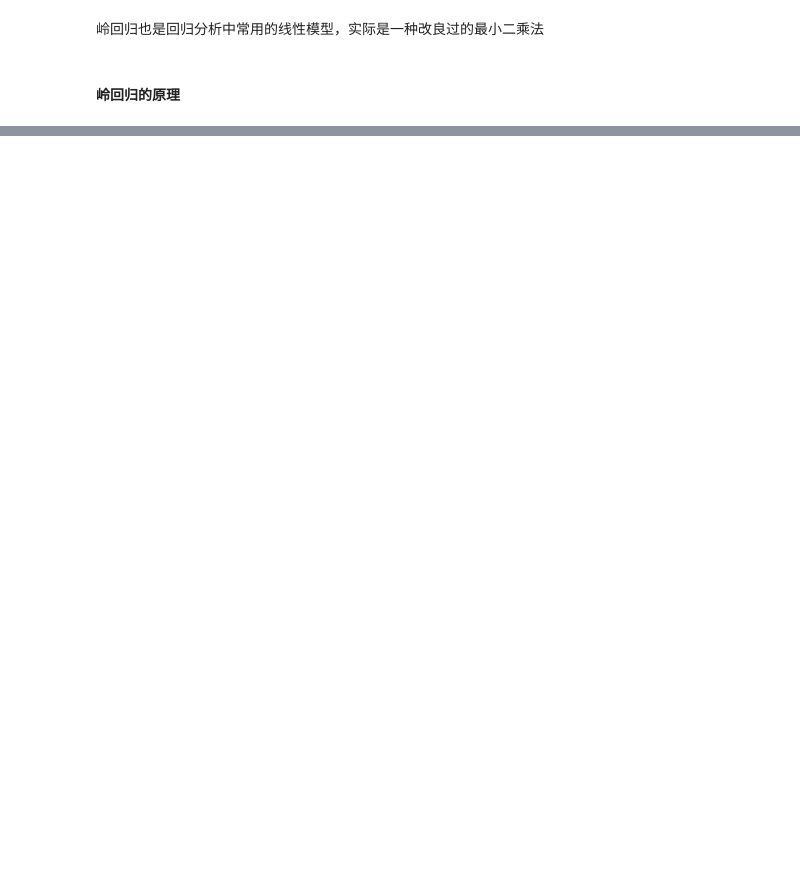
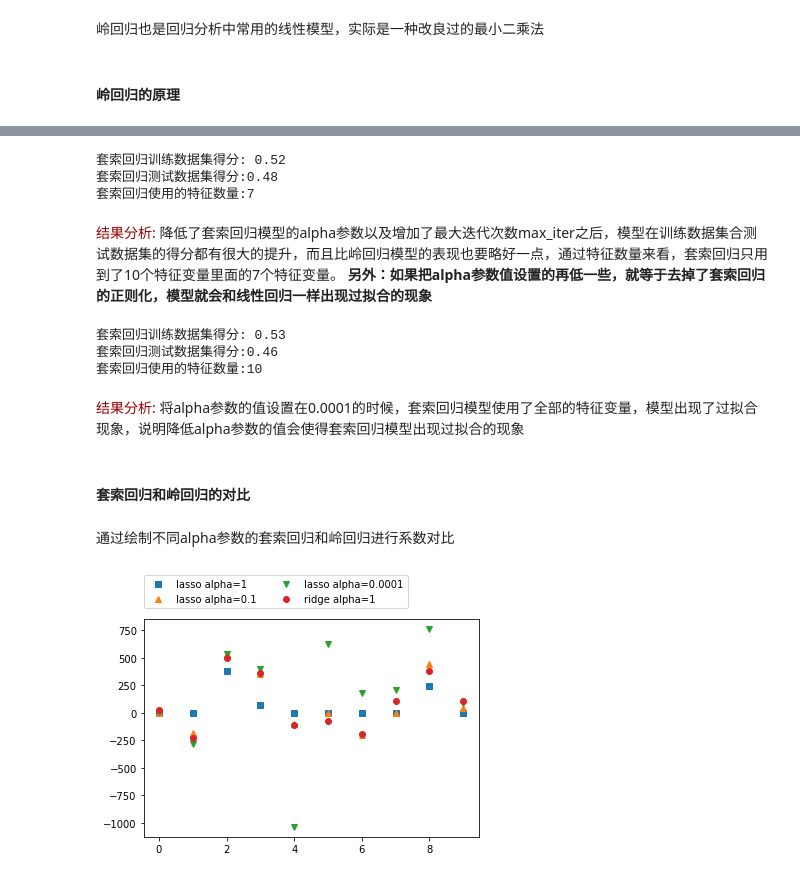
Before and after one commit to mtf0111/PythonDemo, a Jupyter notebook: demo_sklearn.ipynb, the cells around one changed output, grey strips where cells are left out. Saved outputs shown, nothing was run; the diff lists cells and outputs as text; code cells hidden in the pictures; blank space fills up the shorter version.

Commit message:
机器学习  岭回归模型Ridge 和 套索回归模型Lasso

```diff
--- a/demo_sklearn.ipynb
+++ b/demo_sklearn.ipynb
@@ -643,0 +742,13 @@ print("测试数据集得分:{:.2f}".format(test_score))
+# %%
+# 还是使用糖尿病数据集 进行观察套索回归模型的表现
+# 导入套索回归模型
+from sklearn.linear_model import Lasso
+import numpy as np
+# 套索回归模型
+lasso = Lasso()
+lasso.fit(X_train, y_train)
+train_score = lasso.score(X_train, y_train)
+test_score = lasso.score(X_test, y_test)
+print("套索回归训练数据集得分: {:.2f}".format(train_score))
+print("套索回归测试数据集得分:{:.2f}".format(test_score))
+print("套索回归使用的特征数量:{}".format(np.sum(lasso.coef_ !=0 )))
@@ -643,0 +765,51 @@ print("测试数据集得分:{:.2f}".format(test_score))
+# %%
+# 增加迭代次数的默认值 max_iter 参数
+# 否则模型会提示我们增加最大迭代次数
+from sklearn.linear_model import Lasso
+lasso01 = Lasso(alpha=0.1, max_iter=100000)
+lasso01.fit(X_train, y_train)
+train_score = lasso01.score(X_train, y_train)
+test_score = lasso01.score(X_test, y_test)
+print("套索回归训练数据集得分: {:.2f}".format(train_score))
+print("套索回归测试数据集得分:{:.2f}".format(test_score))
+print("套索回归使用的特征数量:{}".format(np.sum(lasso01.coef_ !=0 )))
+# %% [output]
+套索回归训练数据集得分: 0.52
+套索回归测试数据集得分:0.48
+套索回归使用的特征数量:7
+# %% [markdown]
+<font color="#990000">结果分析: </font>降低了套索回归模型的alpha参数以及增加了最大迭代次数max_iter之后，模型在训练数据集合测试数据集的得分都有很大的提升，而且比岭回归模型的表现也要略好一点，通过特征数量来看，套索回归只用到了10个特征变量里面的7个特征变量。
+**另外：如果把alpha参数值设置的再低一些，就等于去掉了套索回归的正则化，模型就会和线性回归一样出现过拟合的现象**
+# %%
+# alpha=0.0001
+from sklearn.linear_model import Lasso
+lasso0001 = Lasso(alpha=0.0001, max_iter=100000)
+lasso0001.fit(X_train, y_train)
+train_score = lasso0001.score(X_train, y_train)
+test_score = lasso0001.score(X_test, y_test)
+print("套索回归训练数据集得分: {:.2f}".format(train_score))
+print("套索回归测试数据集得分:{:.2f}".format(test_score))
+print("套索回归使用的特征数量:{}".format(np.sum(lasso0001.coef_ !=0 )))
+# %% [output]
+套索回归训练数据集得分: 0.53
+套索回归测试数据集得分:0.46
+套索回归使用的特征数量:10
+# %% [markdown]
+<font color="#990000">结果分析: </font>将alpha参数的值设置在0.0001的时候，套索回归模型使用了全部的特征变量，模型出现了过拟合现象，说明降低alpha参数的值会使得套索回归模型出现过拟合的现象
+# %% [markdown]
+#### 套索回归和岭回归的对比
+# %% [markdown]
+通过绘制不同alpha参数的套索回归和岭回归进行系数对比
+# %%
+# 绘制alpha=1的套索回归模型系数
+plt.plot(lasso.coef_, 's', label="lasso alpha=1")
+# 绘制 alpha=0.1的套索回归模型系数
+plt.plot(lasso01.coef_, '^', label="lasso alpha=0.1")
+# 绘制alpha=0.0001的套索回归模型系数
+plt.plot(lasso0001.coef_, 'v', label="lasso alpha=0.0001")
+# 绘制alpha=0.1的岭回归模型系数用来对比
+plt.plot(ridge01.coef_, 'o', label="ridge alpha=1")
+plt.legend(ncol=2, loc=(0, 1.05))
+plt.show()
+# %% [output]
+[figure, added]
```
Also changed, not shown: parts of 38 cells of this notebook.
